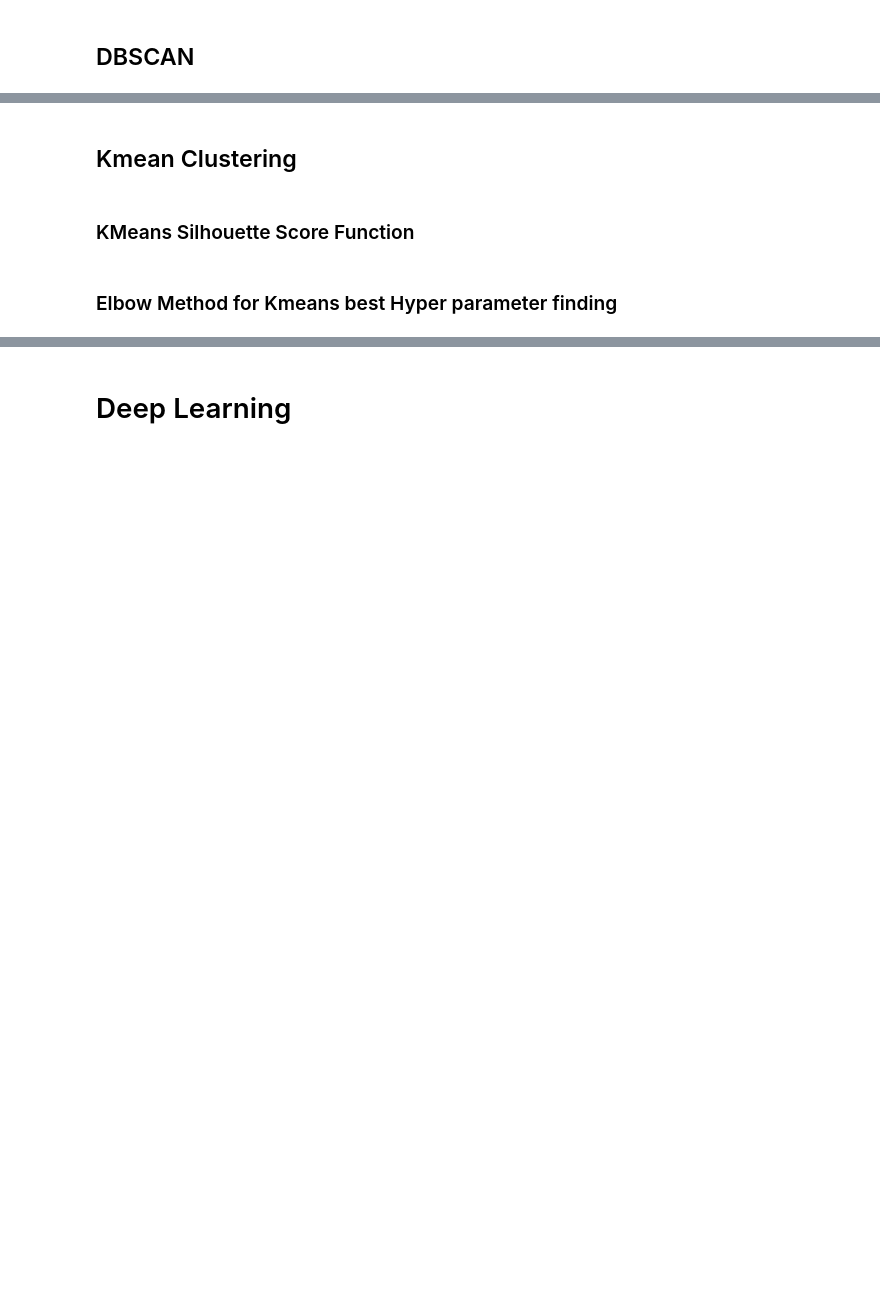
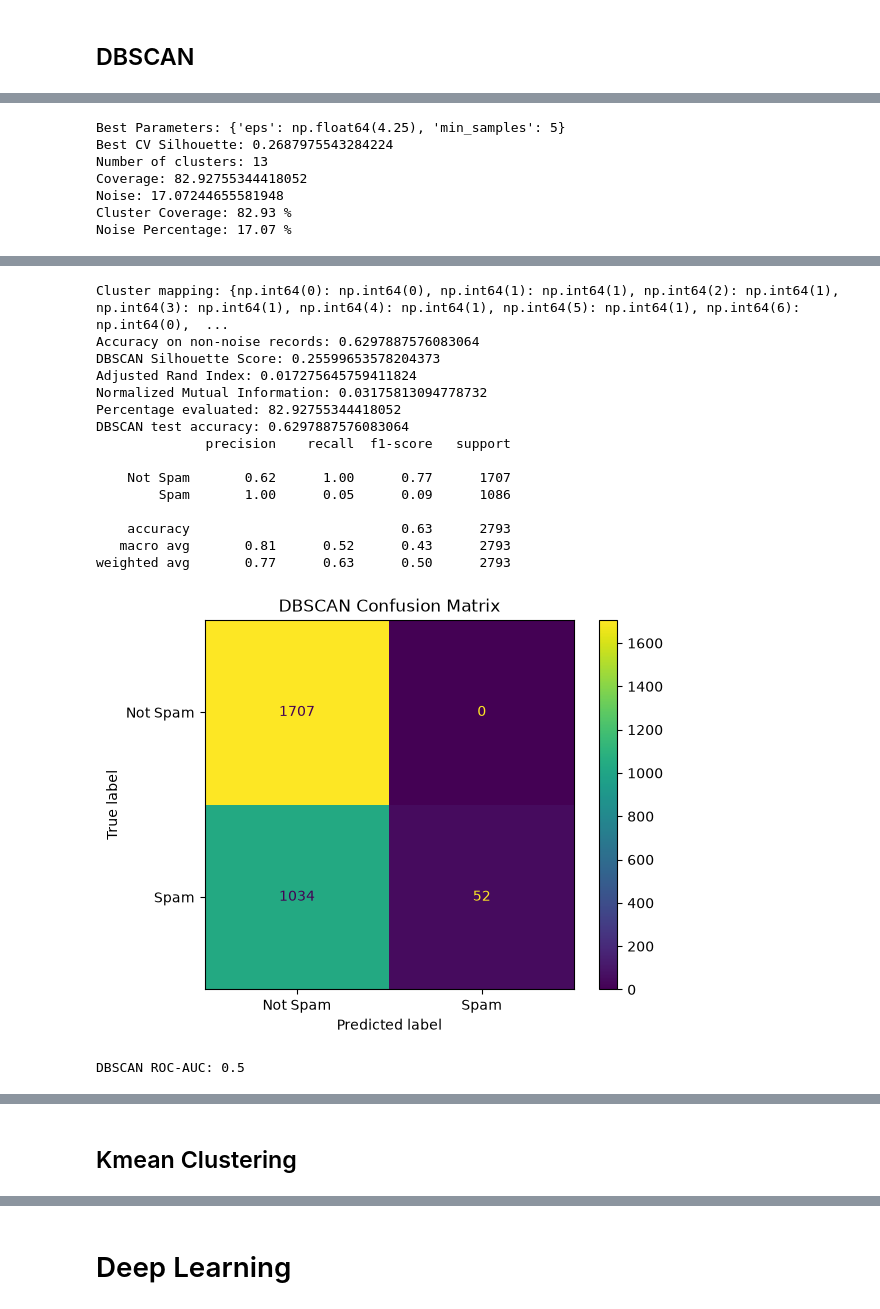
Before and after one commit to MAURXXX/Spam-Detection-using-ML-Models, a Jupyter notebook: app.ipynb, the cells around one changed output, grey strips where cells are left out. Saved outputs shown, nothing was run; the diff lists cells and outputs as text; code cells hidden in the pictures; blank space fills up the shorter version.

```diff
--- a/app.ipynb
+++ b/app.ipynb
@@ -261,10 +226,0 @@ dbscan_cv = KFold(
-# %%
-grid_search_dbscan = GridSearchCV(
-    estimator=DBSCAN(),
-    param_grid=dbscan_parameters,
-    scoring=dbscan_scorer,
-    cv=dbscan_cv,
-    n_jobs=-1
-)
-
-grid_search_dbscan.fit(X_train_pca)
@@ -502,0 +227,22 @@ weighted avg       0.77      0.63      0.50      2793
+# %%
+dbscan = DBSCANModel()
+
+dbscan_parameters = {
+    "eps": np.arange(0.5, 5.1, 0.25),
+    "min_samples": [3, 5, 7, 10, 15, 20, 25, 30]
+}
+
+grid_search_dbscan = dbscan.fit(X_train_pca, dbscan_parameters, dbscan_scorer)
+best_dbscan, best_clusters = dbscan.best_model(grid_search_dbscan, X_train_pca)
+dbscan.evaluate_model(best_dbscan, best_clusters, X_train_pca)
+actual_non_noise, mapped_predictions = dbscan.metrics(best_clusters, y_train, X_train_pca)
+
+KPIs(actual_non_noise, mapped_predictions, best_clusters[actual_non_noise], "DBSCAN")
+# %% [output]
+Best Parameters: {'eps': np.float64(4.25), 'min_samples': 5}
+Best CV Silhouette: 0.2687975543284224
+Number of clusters: 13
+Coverage: 82.92755344418052
+Noise: 17.07244655581948
+Cluster Coverage: 82.93 %
+Noise Percentage: 17.07 %
@@ -502,0 +252,17 @@ weighted avg       0.77      0.63      0.50      2793
+Cluster mapping: {np.int64(0): np.int64(0), np.int64(1): np.int64(1), np.int64(2): np.int64(1), np.int64(3): np.int64(1), np.int64(4): np.int64(1), np.int64(5): np.int64(1), np.int64(6): np.int64(0),  ...
+Accuracy on non-noise records: 0.6297887576083064
+DBSCAN Silhouette Score: 0.25599653578204373
+Adjusted Rand Index: 0.017275645759411824
+Normalized Mutual Information: 0.03175813094778732
+Percentage evaluated: 82.92755344418052
+DBSCAN test accuracy: 0.6297887576083064
+              precision    recall  f1-score   support
+
+    Not Spam       0.62      1.00      0.77      1707
+        Spam       1.00      0.05      0.09      1086
+
+    accuracy                           0.63      2793
+   macro avg       0.81      0.52      0.43      2793
+weighted avg       0.77      0.63      0.50      2793
+[figure, added]
+DBSCAN ROC-AUC: 0.5
@@ -503,4 +270,2 @@ weighted avg       0.77      0.63      0.50      2793
 # %% [markdown]
 ## Kmean Clustering
-# %% [markdown]
-### KMeans Silhouette Score Function
@@ -522,2 +271,0 @@ def kmeans_silhouette_score(
-# %% [markdown]
-### Elbow Method for Kmeans best Hyper parameter finding
```
Also changed, not shown: parts of 46 cells of this notebook, 4 other files.
